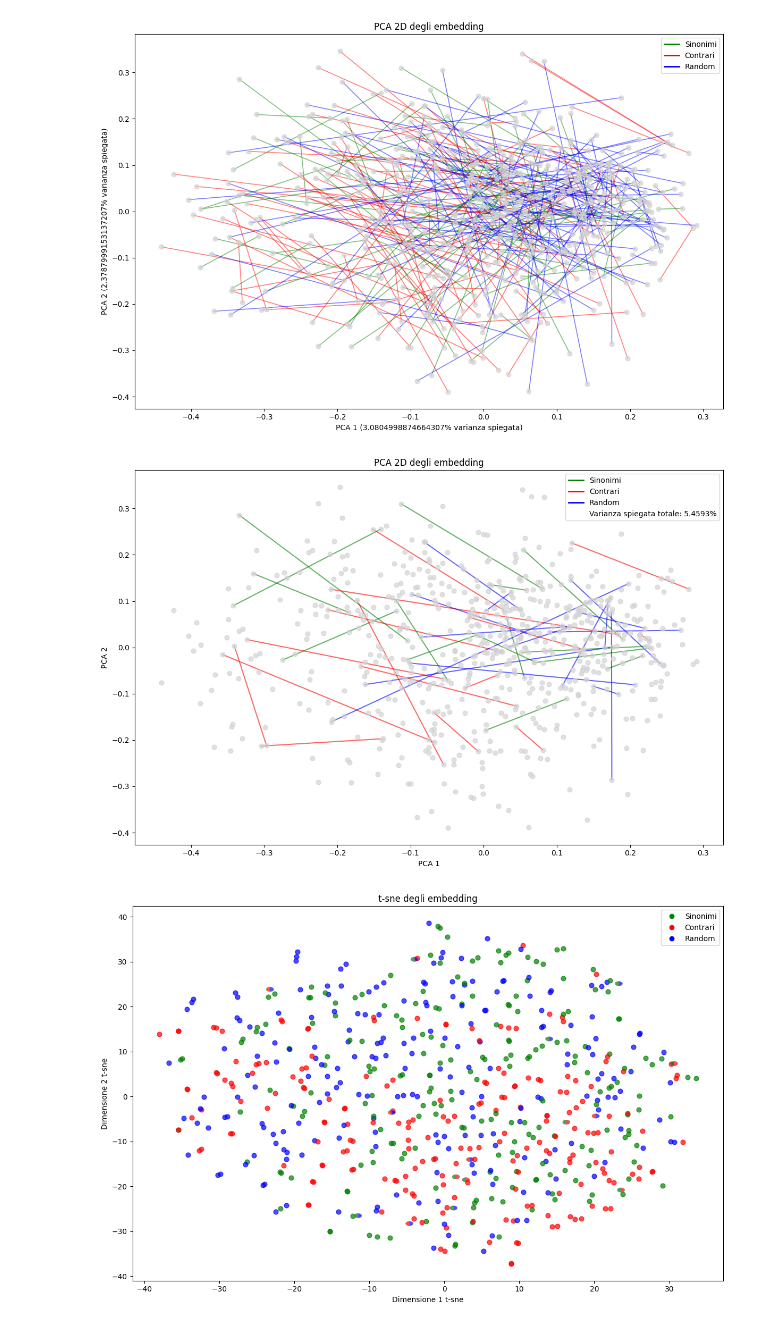
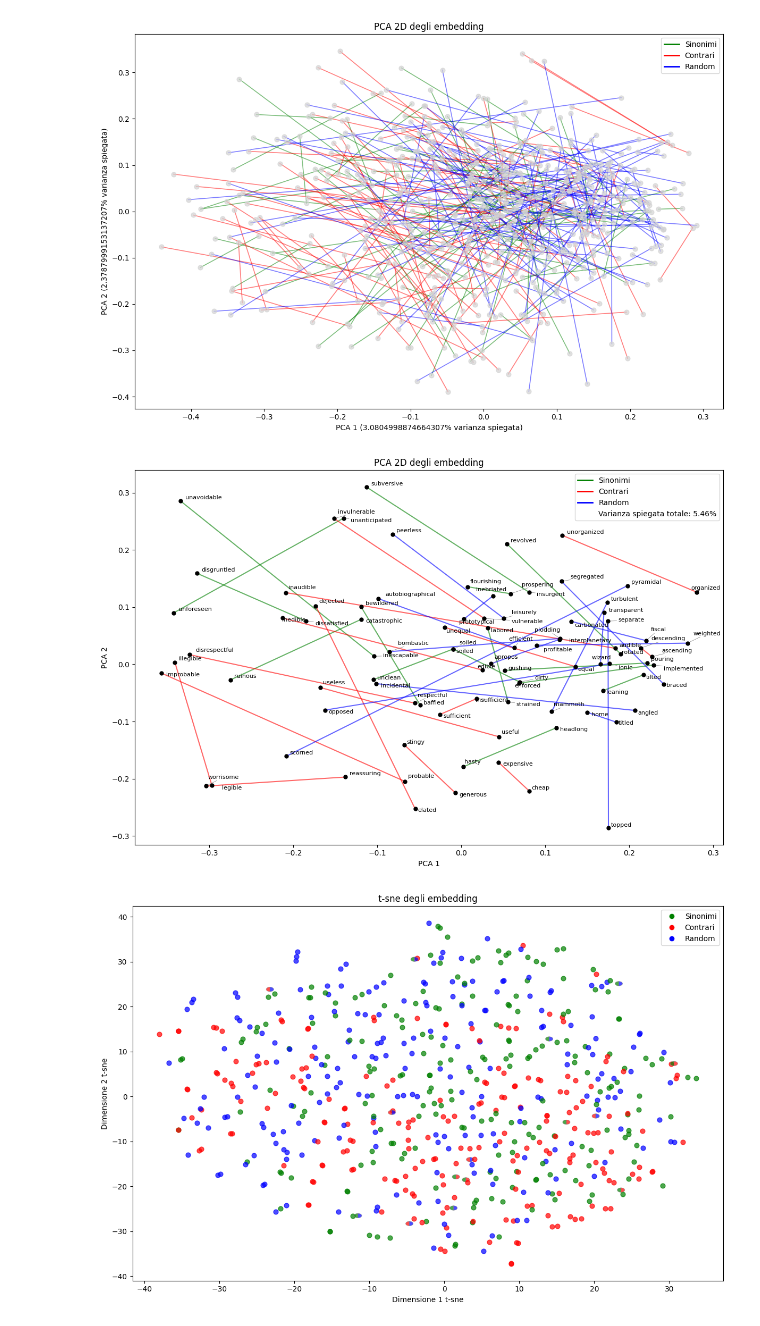
Before and after one commit to MarcoBuonanno/Tesi_2025-26-La-Geometria-degli-Embedding-di-un-LLm, a Jupyter notebook: Esercizio_4/ES4_tesi_ suEs1.ipynb, the cells around one changed output. Saved outputs shown, nothing was run; the diff lists cells and outputs as text; code cells hidden in the pictures.

```diff
--- a/Esercizio_4/ES4_tesi_ suEs1.ipynb
+++ b/Esercizio_4/ES4_tesi_ suEs1.ipynb
@@ -1049,6 +1048,7 @@ plt.show()
 [figure]
 # %%
 #scatter plot meno confusionario
+
 colors = {
     "sinonimi": "green",
     "contrari": "red",
@@ -1060,19 +1060,11 @@ word_to_xy = {
     for i, word in enumerate(words)
 }
 
+varianza_totale = float(var_spiegata_2[:2].sum() * 100)
+
 fig, ax = plt.subplots(figsize=(12, 8))
 
-for word in words:
-    x, y = word_to_xy[word]
-
-    ax.scatter(
-        x,
-        y,
-        color="lightgray",
-        s=40,
-        alpha=0.7,
-        zorder=2
-    )
+texts = []
 
 for df, category in [
     (syn_df_2D, "sinonimi"),
@@ -1111,13 +1103,44 @@ for df, category in [
             zorder=1
         )
 
-ax.set_xlabel(
-    "PCA 1"
+        ax.scatter(
+            [x1, x2],
+            [y1, y2],
+            color="black",
+            s=25,
+            zorder=2
+        )
+
+        texts.append(
+            ax.text(
+                x1,
+                y1,
+                word1,
+                fontsize=8
+            )
+        )
+
+        texts.append(
+            ax.text(
+                x2,
+                y2,
+                word2,
+                fontsize=8
+            )
+        )
+
+adjust_text(
+    texts,
+    ax=ax,
+    arrowprops=dict(
+        arrowstyle="-",
+        color="gray",
+        lw=0.5
+    )
 )
 
-ax.set_ylabel(
-    "PCA 2"
-)
+ax.set_xlabel("PCA 1")
+ax.set_ylabel("PCA 2")
 ax.set_title("PCA 2D degli embedding")
 
 ax.legend(
@@ -1129,36 +1152,36 @@ ax.legend(
             label="Sinonimi"
         ),
         plt.Line2D(
             [0], [0],
             color="red",
             linewidth=2,
             label="Contrari"
         ),
         plt.Line2D(
             [0], [0],
             color="blue",
             linewidth=2,
             label="Random"
         ),
-         plt.Line2D(
+        plt.Line2D(
             [0], [0],
             color="none",
-            label=f"Varianza spiegata totale: {varianza_totale:.4f}%"
+            label=f"Varianza spiegata totale: {varianza_totale:.2f}%"
         )
     ]
 )
 
 plt.tight_layout()
 
 plt.savefig(
     "scatterplotPCA2D_semplificato.png",
     dpi=300,
     bbox_inches="tight"
 )
 
 plt.show()
 # %% [output]
-[figure, old version]
+[figure, new version]
 # %%
 #t-sne
 # Reduce to 2D
```
Also changed, not shown: parts of 1 cell of this notebook, 2 other files.
